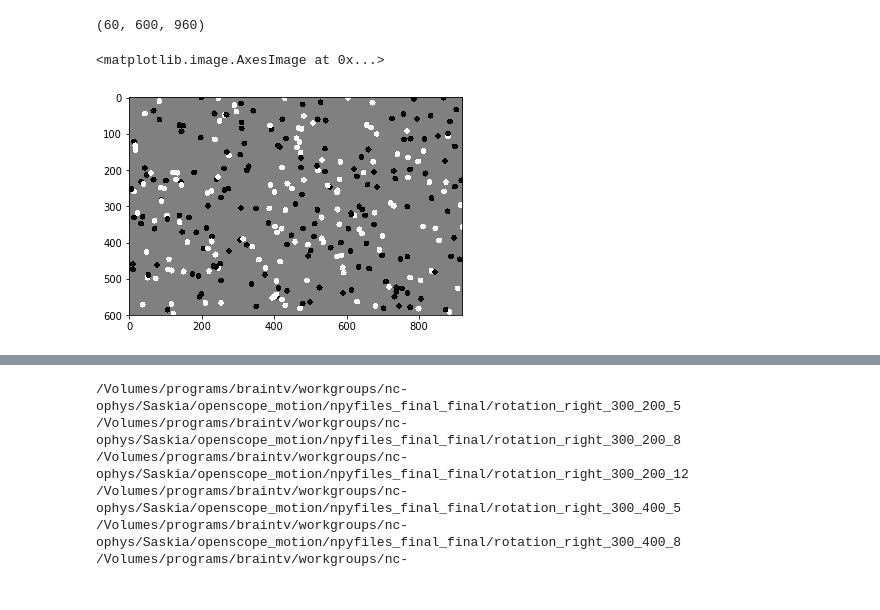
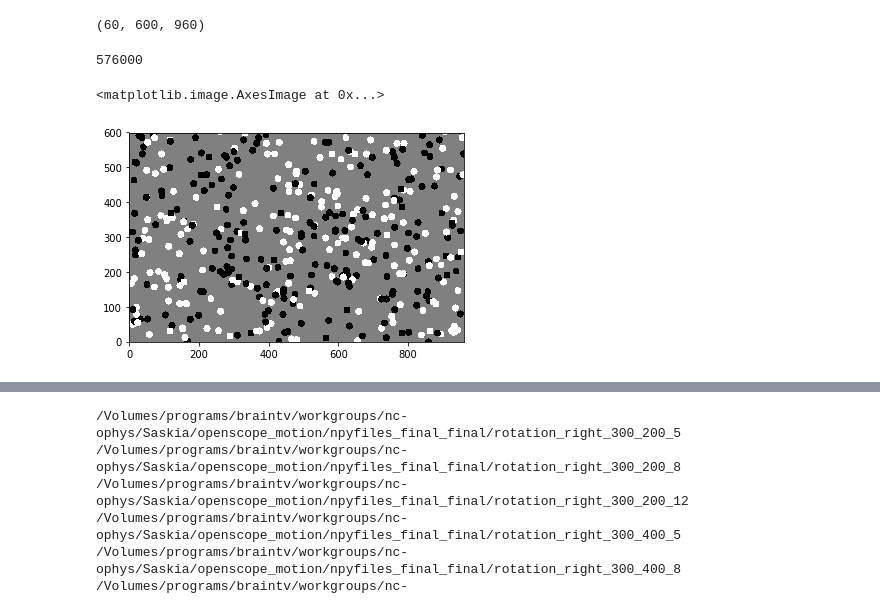
Before and after one commit to saskiad/openscope_motion, a Jupyter notebook: stimulus/dot_rotation.ipynb, the cells around one changed output, grey strips where cells are left out. Saved outputs shown, nothing was run; the diff lists cells and outputs as text; code cells hidden in the pictures.

```diff
--- a/stimulus/dot_rotation.ipynb
+++ b/stimulus/dot_rotation.ipynb
@@ -32,7 +32,7 @@ def getNewDotPositions(dotNum):
 viewingDistance = 100
 radius = 10
 speed = 40#1
-dotNum = 300
+dotNum = 420
 timePoints = 60#1000
 pixelsPerDegree = 10/2
 screenWidth = 1920/2
@@ -47,8 +47,15 @@ pos = getNewDotPositions(dotNum) + centerPos
 posArray = np.empty((timePoints, dotNum, 2))
 posArray[0,:,:] = pos
 for i in range(1,timePoints):
-    posArray[i,:,0] = posArray[i-1,:,0] + speed*pixelsPerDegree*1/60.
-    posArray[i,:,1] = posArray[i-1,:,1]
-    if any(np.abs(posArray[i,:,0])>screenWidth):
-        repopInds = np.where(np.abs(posArray[i,:,0])>screenWidth)[0]
-        posArray[i,repopInds,0] = 0#-1*posArray[i,repopInds,0]
+    posArray[i,:,0] = posArray[i-1,:,0] #+ speed*pixelsPerDegree*1/60.
+    posArray[i,:,1] = posArray[i-1,:,1] - speed*pixelsPerDegree*1/60.
+    #right
+#     if any(np.abs(posArray[i,:,0])>screenWidth):
+#         repopInds = np.where(np.abs(posArray[i,:,0])>screenWidth)[0]
+#         posArray[i,repopInds,0] = 0#-1*posArray[i,repopInds,0]
+#         posArray[i,repopInds,1] = np.random.randint(0, high=screenHeight,size=1)
+    #down
+    if any(posArray[i,:,1]<0):
+            repopInds = np.where(posArray[i,:,1]<0)[0]
+            posArray[i,repopInds,0] = np.random.randint(0, high=screenWidth,size=len(repopInds))
+            posArray[i,repopInds,1] = screenHeight
@@ -63,7 +76,7 @@ for points in posArray:
     for p,c in zip(points, dotColorAssignments):
 
 #         radius = np.min([dist, dist180])*self.scaleFactor
-        radius = 8
+        radius = 10
         cv2.circle(im, tuple(np.round(p).astype(np.int)), int(radius), int(c), -1)
     im_array.append(im.astype(np.uint8))
 # %%
@@ -76,8 +89,12 @@ test = np.array(im_array)
 test.shape
 # %% [output]
 (60, 600, 960)
+# %%
+600*960
+# %% [output]
+576000
 # %%
-plt.imshow(test[26,:,:], cmap='gray')
+plt.imshow(test[20,:,:], origin='bottom', cmap='gray')
 # %% [output]
 <matplotlib.image.AxesImage at 0x...>
-[figure, old version]
+[figure, new version]
```
Also changed, not shown: parts of 54 cells of this notebook, 6 other files.
